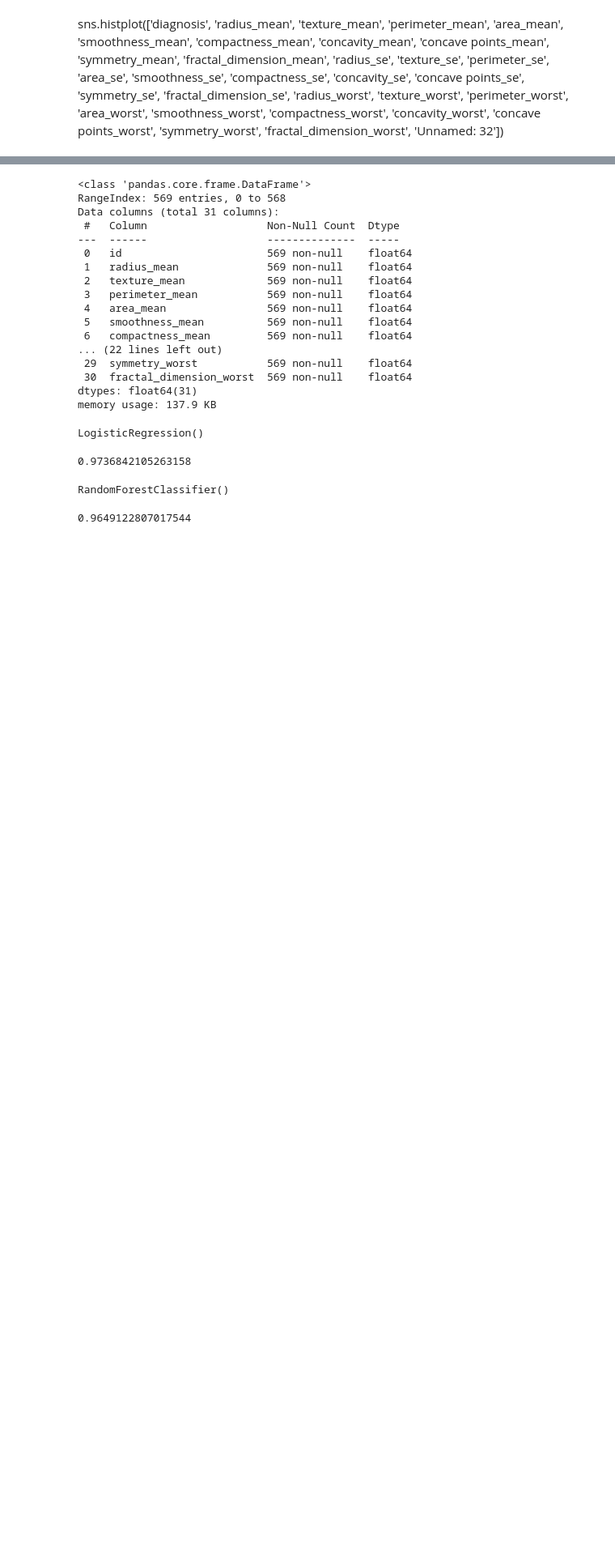
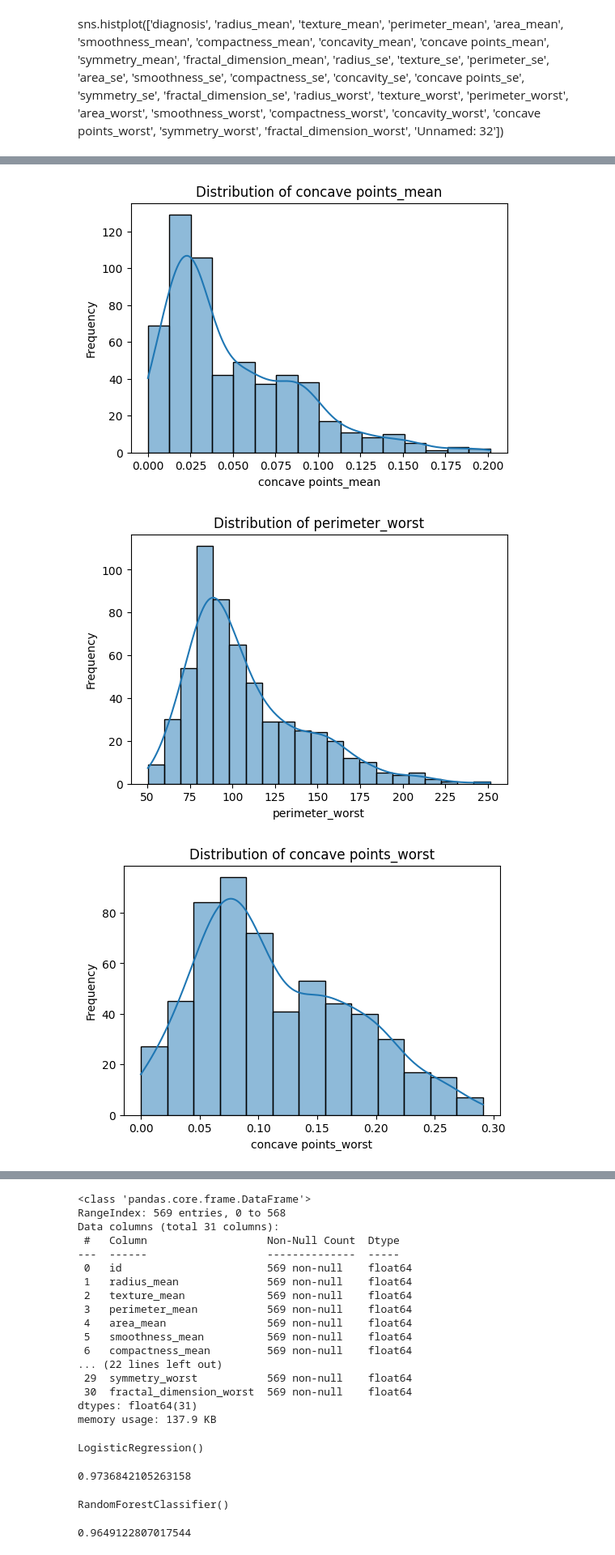
Before and after one commit to Noma999/Bank-App, a Jupyter notebook: Breast_Cancer_Prediction.ipynb, the cells around one changed output, grey strips where cells are left out. Shown at 81% size. Drawn from its saved outputs; the diff is of its cells as text; code cells hidden in the pictures; blank space fills up the shorter version.

```diff
--- a/Breast_Cancer_Prediction.ipynb
+++ b/Breast_Cancer_Prediction.ipynb
@@ -167,0 +167,14 @@ IndexError: cannot do a non-empty take from an empty axes.
+# %%
+selected_columns = ['concave points_mean', 'perimeter_worst', 'concave points_worst','radius_worst']
+
+for column in selected_columns:
+    plt.figure(figsize=(6, 4))  # Adjust figure size as needed
+    sns.histplot(data[column], kde=True)  # kde=True adds a kernel density estimate curve
+    plt.title(f'Distribution of {column}')
+    plt.xlabel(column)
+    plt.ylabel('Frequency')
+    plt.show()
+# %% [output]
+[figure, added]
+[figure, added]
+[figure, added]
```
Also changed, not shown: parts of 4 cells of this notebook.
